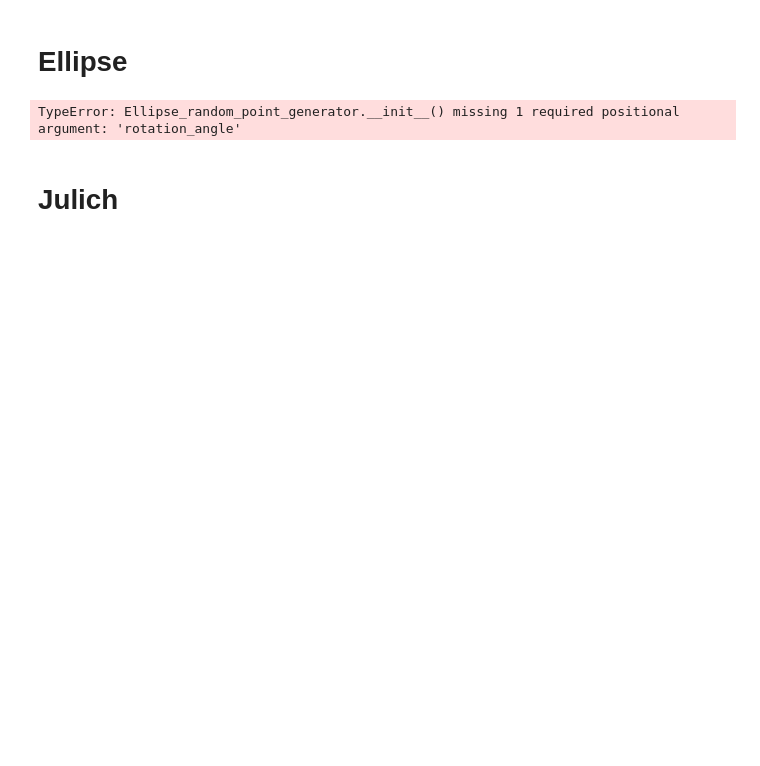
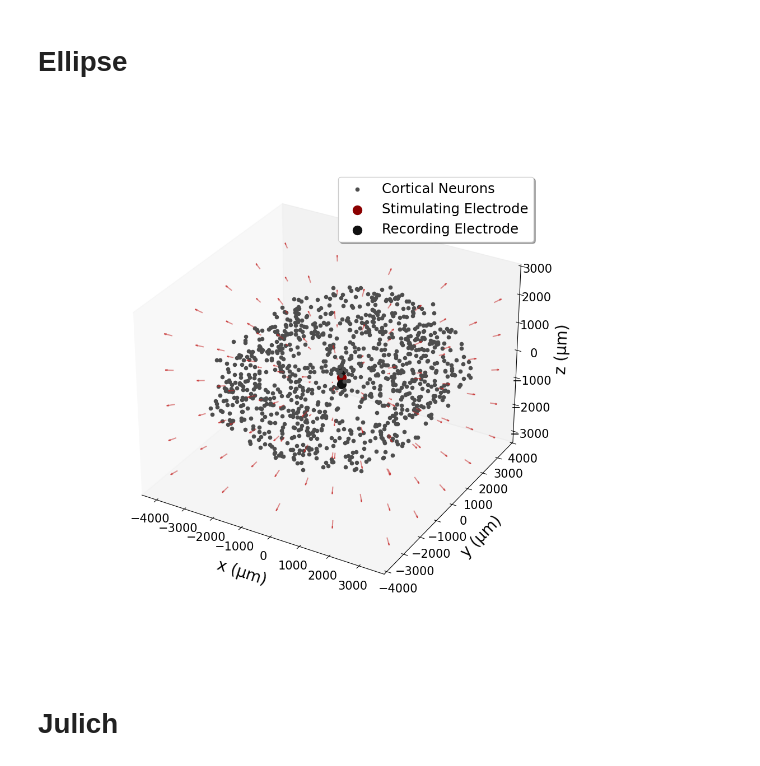
Before and after one commit to taramcguire/COMSOL2NETWORK_test_files, a Jupyter notebook: FE_and_neuron_network_coupling_project/Publication_Figures/20260224_creating_figure_for_positions_of_neurons.ipynb, the cells around one changed output. Saved outputs shown, nothing was run; the diff lists cells and outputs as text; code cells hidden in the pictures; blank space fills up the shorter version.

```diff
--- a/FE_and_neuron_network_coupling_project/Publication_Figures/20260224_creating_figure_for_positions_of_neurons.ipynb
+++ b/FE_and_neuron_network_coupling_project/Publication_Figures/20260224_creating_figure_for_positions_of_neurons.ipynb
@@ -127,11 +131,11 @@ plt.show()
 # Ellipse
 # %%
 #class to implement elliptical shape
-class Ellipse_random_point_generator():
+class Ellipsoid_random_point_generator():
     """
     Represents a ellipitical volume within which neurons may be distributed.
     """
-    def __init__(self, radius_x, radius_y, radius_z, encapsulation_x, encapsulation_y, stimulating_electrode_position, rotation_angle):
+    def __init__(self, radius_x, radius_y, radius_z, encapsulation_radius, stimulating_electrode_position, rotation_angle):
         self.radius_x = radius_x
         self.radius_y = radius_y
         self.radius_z = radius_z
@@ -187,10 +191,74 @@ class Ellipse_random_point_generator():
         points = np.column_stack((x_points, y_points, z_points))
         return points
 # %%
-random_point_generator = Ellipse_random_point_generator(4176,3080,2961, 1135, np.array([0, 0, 0]), 0.610865)
+random_point_generator = Ellipsoid_random_point_generator(4176,3080,2961, 1135, np.array([0, 0, 0]), 0.610865)
 positions = random_point_generator.generate_positions(1000)
-# %% [output]
-TypeError: Ellipse_random_point_generator.__init__() missing 1 required positional argument: 'rotation_angle'
+# %%
+%matplotlib widget
+
+##############################################
+fig = plt.figure(figsize=(10, 10))
+ax = fig.add_subplot(111, projection='3d')
+ax.set_xlabel('x (μm)', fontsize = 20, labelpad = 15)
+ax.set_zlabel('z (μm)', fontsize = 20, labelpad = 15)
+ax.set_ylabel('y (μm)', fontsize = 20, labelpad = 15)
+
+
+##### add in the cortical neurons##############
+x_points = positions[:,0]
+y_points = positions[:,1]
+z_points = positions[:,2]
+
+ax.scatter(x_points, y_points, z_points, c='#4D4D4D', label = "Cortical Neurons", depthshade=False)
+ax.scatter(np.array([0]), np.array([0]), np.array([0]), c='#8B0000', label = "Stimulating Electrode", linewidth=8)
+ax.scatter(np.array([0,0]), np.array([0,0]), np.array([-250,250]), color='#111111', depthshade=False, label = "Recording Electrode", linewidth=8)
+
+legend = ax.legend(loc='upper right', shadow=True, fontsize=17.5)
+ax.grid(False)
+
+ax.tick_params(axis='both', which='major', labelsize=15, pad = 5)
+
+############# add in the e field lines ##################
+# Create 3D grid
+x = np.linspace(-4000, 5000, 100)
+y = np.linspace(-3000, 5000, 100)
+z = np.linspace(-3000, 3000, 100)
+X, Y, Z = np.meshgrid(x, y, z)
+
+# Radial distance
+r = np.sqrt(X**2 + Y**2 + Z**2)
+r[r == 0] = 1e-9
+
+# Electric field (normalized for visualization)
+Ex = X / r
+Ey = Y / r
+Ez = Z / r
+
+# Normalize vectors for clean arrows
+norm = np.sqrt(Ex**2 + Ey**2 + Ez**2)
+norm[norm == 0] = 1e-12
+Exn = Ex / norm
+Eyn = Ey / norm
+Ezn = Ez / norm
+
+# Sparse vector field
+step = 20
+ax.quiver(
+    X[::step, ::step, ::step],
+    Y[::step, ::step, ::step],
+    Z[::step, ::step, ::step],
+    Exn[::step, ::step, ::step],
+    Eyn[::step, ::step, ::step],
+    Ezn[::step, ::step, ::step],
+    length=250,
+    color='#C62828',
+    alpha = 0.5
+)
+
+plt.show()
+plt.savefig("ellipsoid_with_point_source.svg", format="svg")
+# %% [output]
+[figure, added]
 # %% [markdown]
 # Julich
 # %%
```
Also changed, not shown: parts of 5 cells of this notebook.
